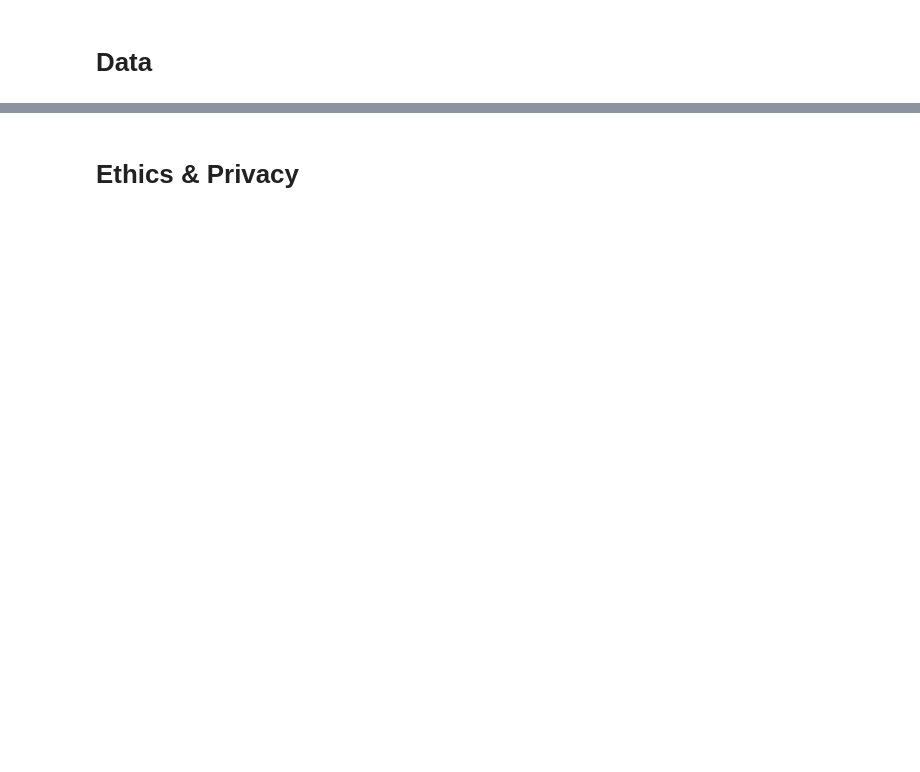
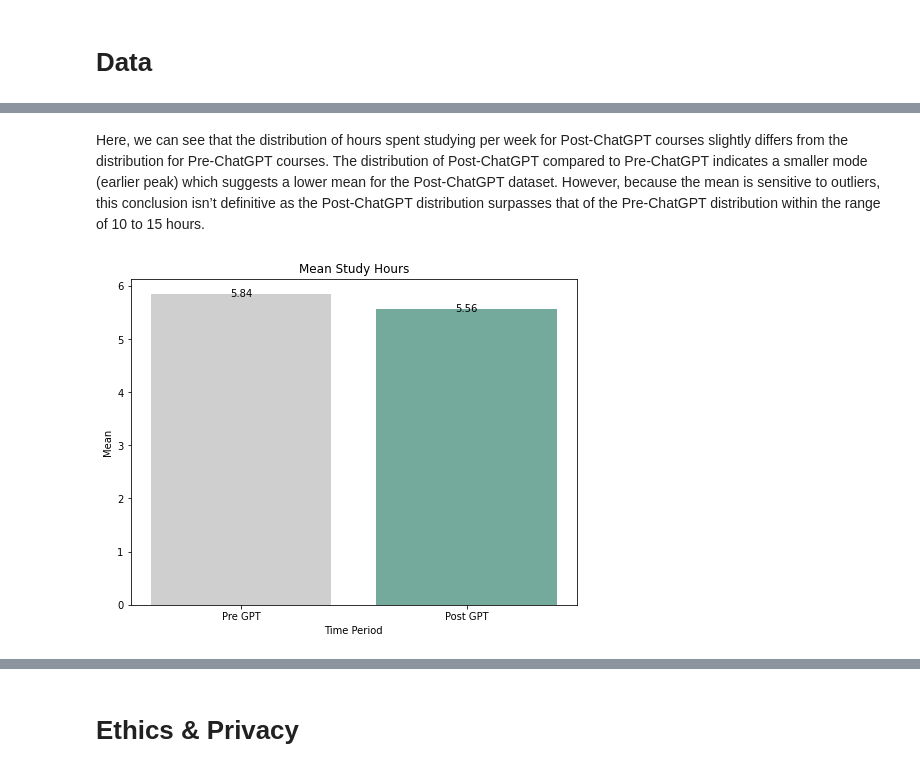
Before and after one commit to aydintabai/AI-Academic-Impact-Case-Study, a Jupyter notebook: FinalProject_Group112_WI24.ipynb, the cells around one changed output, grey strips where cells are left out. Drawn from its saved outputs; the diff is of its cells as text; code cells hidden in the pictures; blank space fills up the shorter version.

```diff
--- a/FinalProject_Group112_WI24.ipynb
+++ b/FinalProject_Group112_WI24.ipynb
@@ -123,0 +662,18 @@ Some more words and stuff.  Remember notebooks work best if you interleave the c
+# %% [markdown]
+Here, we can see that the distribution of hours spent studying per week for Post-ChatGPT courses slightly differs from the distribution for Pre-ChatGPT courses. The distribution of Post-ChatGPT compared to Pre-ChatGPT indicates a smaller mode (earlier peak) which suggests a lower mean for the Post-ChatGPT dataset. However, because the mean is sensitive to outliers, this conclusion isn’t definitive as the Post-ChatGPT distribution surpasses that of the Pre-ChatGPT distribution within the range of 10 to 15 hours.
+# %%
+pre_mean = pre_gpt_hours.mean()
+post_mean = post_gpt_hours.mean()
+
+plt.figure(figsize=(8, 6))
+plt.bar(['Pre GPT', 'Post GPT'], [pre_mean, post_mean],color=['#cfcfcf', '#74AA9C'])
+
+for index, value in enumerate([pre_mean, post_mean]):
+    plt.text(index, value + 0.1, str(round(value, 2)), ha='center', va='top')
+
+plt.xlabel('Time Period')
+plt.ylabel('Mean')
+plt.title('Mean Study Hours')
+plt.show()
+# %% [output]
+[figure, added]
```
Also changed, not shown: parts of 173 cells of this notebook.
